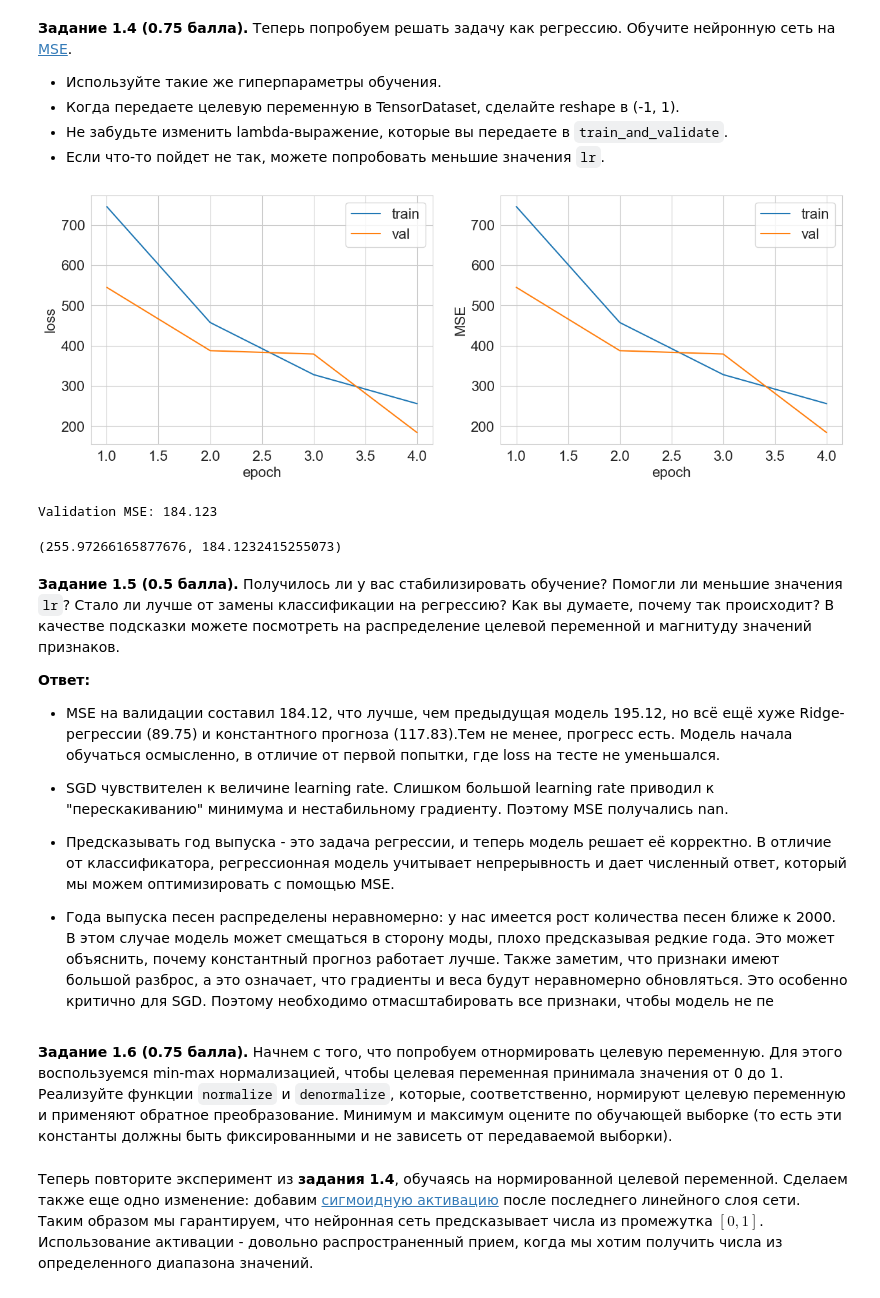
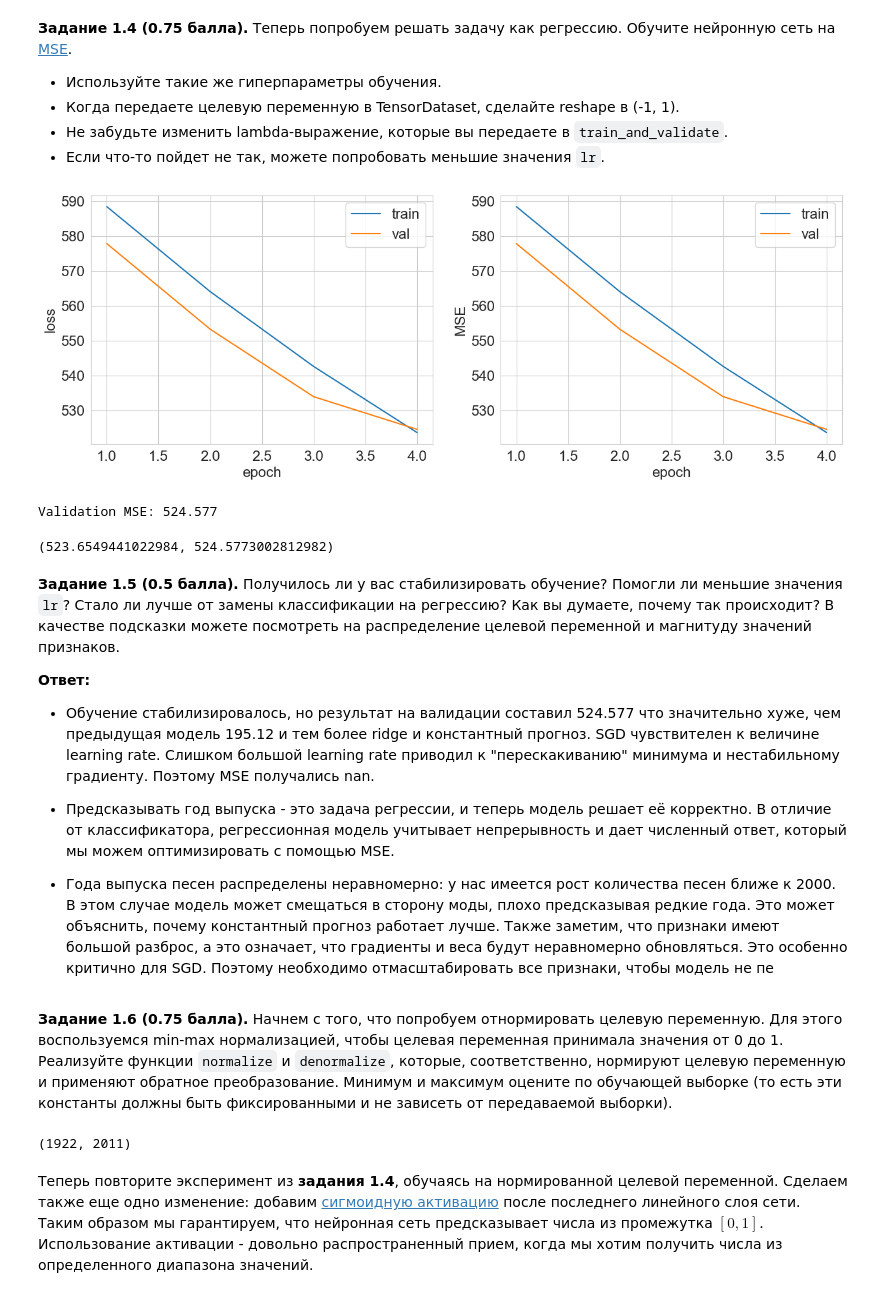
Before and after one commit to disimhot/dl-course-hse-masters, a Jupyter notebook: homeworks/HW1/HW1_Light.ipynb, the cells around one changed output. Drawn from its saved outputs; the diff is of its cells as text; code cells hidden in the pictures.

```diff
--- a/homeworks/HW1/HW1_Light.ipynb
+++ b/homeworks/HW1/HW1_Light.ipynb
@@ -403,9 +403,12 @@ Validation MSE: 195.116
 - Не забудьте изменить lambda-выражение, которые вы передаете в `train_and_validate`.
 - Если что-то пойдет не так, можете попробовать меньшие значения `lr`.
 # %%
-learning_rate = 1e-6
+learning_rate = 1e-8
 criterion_mse = nn.MSELoss()
-optimizer = torch.optim.SGD(model.parameters(), lr=learning_rate)
+num_classes = 1
+# %%
+model = MyFirstNeuralNetwork(input_size, hidden_size, num_classes).to(device)
+optimizer = torch.optim.SGD(model.parameters(), lr=learning_rate)
 # %%
 X_train = torch.tensor(X_train, dtype=torch.float32)
 y_train = torch.tensor(y_train_trans, dtype=torch.float32).reshape(-1, 1)
@@ -423,36 +426,35 @@ val_loader = torch.utils.data.DataLoader(dataset=val_dataset,
                                           batch_size=batch_size,
                                           shuffle=False)
 # %%
-def count_mse(pred, true):
-    return ((pred.argmax(1).float() - true.float())**2).mean()
-
 train_and_validate(
     model = model,
     optimizer = optimizer,
     criterion = criterion_mse,
-    metric = count_mse,
+    metric = lambda pred, true: (pred.reshape(-1) - true.reshape(-1)) ** 2).mean(),
     train_loader = train_loader,
     val_loader = val_loader,
     num_epochs= num_epochs,
     verbose=True
 )
 # %% [output]
-[figure, old version]
+[figure, new version]
-Validation MSE: 184.123
+Validation MSE: 524.577
-(255.97266165877676, 184.1232415255073)
+(523.6549441022984, 524.5773002812982)
 # %% [markdown]
 **Задание 1.5 (0.5 балла).** Получилось ли у вас стабилизировать обучение? Помогли ли меньшие значения `lr`? Стало ли лучше от замены классификации на регрессию? Как вы думаете, почему так происходит? В качестве подсказки можете посмотреть на распределение целевой переменной и магнитуду значений признаков.
 
 **Ответ:**
-- MSE на валидации составил 184.12, что лучше, чем предыдущая модель 195.12, но всё ещё хуже Ridge-регрессии (89.75) и константного прогноза (117.83).Тем не менее, прогресс есть. Модель начала обучаться осмысленно, в отличие от первой попытки, где loss на тесте не уменьшался.
-
-- SGD чувствителен к величине learning rate. Слишком большой learning rate приводил к "перескакиванию" минимума и нестабильному градиенту. Поэтому MSE получались nan.
+- Обучение стабилизировалось, но результат на валидации составил 524.577 что значительно хуже, чем предыдущая модель 195.12 и тем более ridge и константный прогноз. SGD чувствителен к величине learning rate. Слишком большой learning rate приводил к "перескакиванию" минимума и нестабильному градиенту. Поэтому MSE получались nan.
 
 - Предсказывать год выпуска - это задача регрессии, и теперь модель решает её корректно. В отличие от классификатора, регрессионная модель учитывает непрерывность и дает численный ответ, который мы можем оптимизировать с помощью MSE.
 
 - Года выпуска песен распределены неравномерно: у нас имеется рост количества песен ближе к 2000. В этом случае модель может смещаться в сторону моды, плохо предсказывая редкие года. Это может объяснить, почему константный прогноз работает лучше. Также заметим, что признаки имеют большой разброс, а это означает, что градиенты и веса будут неравномерно обновляться. Это особенно критично для SGD. Поэтому необходимо отмасштабировать все признаки, чтобы модель не пе
 # %% [markdown]
 **Задание 1.6 (0.75 балла).** Начнем с того, что попробуем отнормировать целевую переменную. Для этого воспользуемся min-max нормализацией, чтобы целевая переменная принимала значения от 0 до 1. Реализуйте функции `normalize` и `denormalize`, которые, соответственно, нормируют целевую переменную и применяют обратное преобразование. Минимум и максимум оцените по обучающей выборке (то есть эти константы должны быть фиксированными и не зависеть от передаваемой выборки).
+# %%
+np.min(y_train), np.max(y_train)
+# %% [output]
+(1922, 2011)
 # %%
 def normalize(sample):
     """
```
Also changed, not shown: parts of 38 cells of this notebook.
